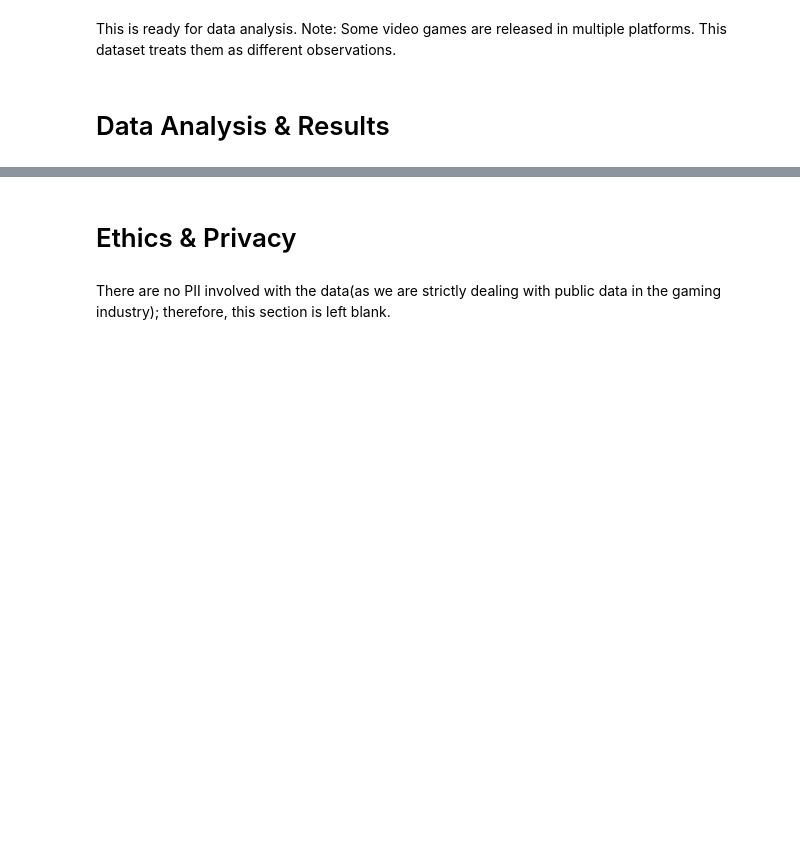
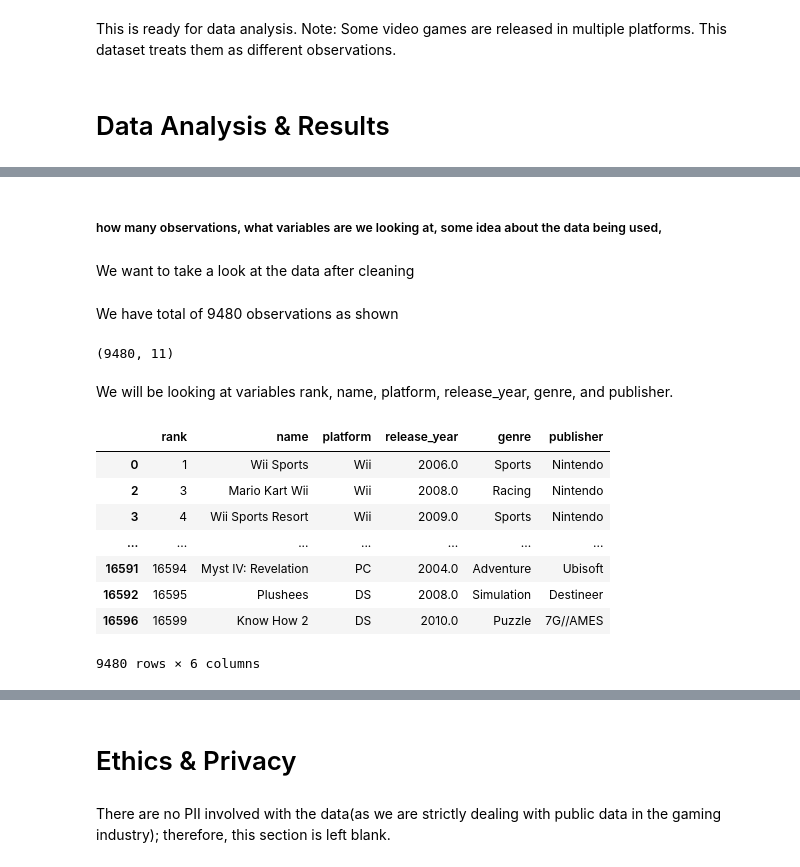
Before and after one commit to kvh8899/mostpopvidgame, a Jupyter notebook: FinalProject_group004_actual.ipynb, the cells around one changed output, grey strips where cells are left out. Drawn from its saved outputs; the diff is of its cells as text; code cells hidden in the pictures; blank space fills up the shorter version.

```diff
--- a/FinalProject_group004_actual.ipynb
+++ b/FinalProject_group004_actual.ipynb
@@ -163,0 +159,25 @@ Include cells that describe the steps in your data analysis.
+# %% [markdown]
+<h5>how many observations, what variables are we looking at, some idea about the data being used,  </h5>
+# %% [markdown]
+We want to take a look at the data after cleaning
+# %% [markdown]
+We have total of 9480 observations as shown
+# %%
+vgsales.shape
+# %% [output]
+(9480, 11)
+# %% [markdown]
+We will be looking at variables rank, name, platform, release_year, genre, and publisher.
+# %%
+variables = vgsales.loc[:, ['rank', 'name', 'platform', 'release_year', 'genre', 'publisher']]
+variables
+# %% [output]
+|  | rank | name | platform | release_year | genre | publisher |
+| 0 | 1 | Wii Sports | Wii | 2006.0 | Sports | Nintendo |
+| 2 | 3 | Mario Kart Wii | Wii | 2008.0 | Racing | Nintendo |
+| 3 | 4 | Wii Sports Resort | Wii | 2009.0 | Sports | Nintendo |
+| ... | ... | ... | ... | ... | ... | ... |
+| 16591 | 16594 | Myst IV: Revelation | PC | 2004.0 | Adventure | Ubisoft |
+| 16592 | 16595 | Plushees | DS | 2008.0 | Simulation | Destineer |
+| 16596 | 16599 | Know How 2 | DS | 2010.0 | Puzzle | 7G//AMES |
+9480 rows × 6 columns
```
Also changed, not shown: parts of 7 cells of this notebook.
